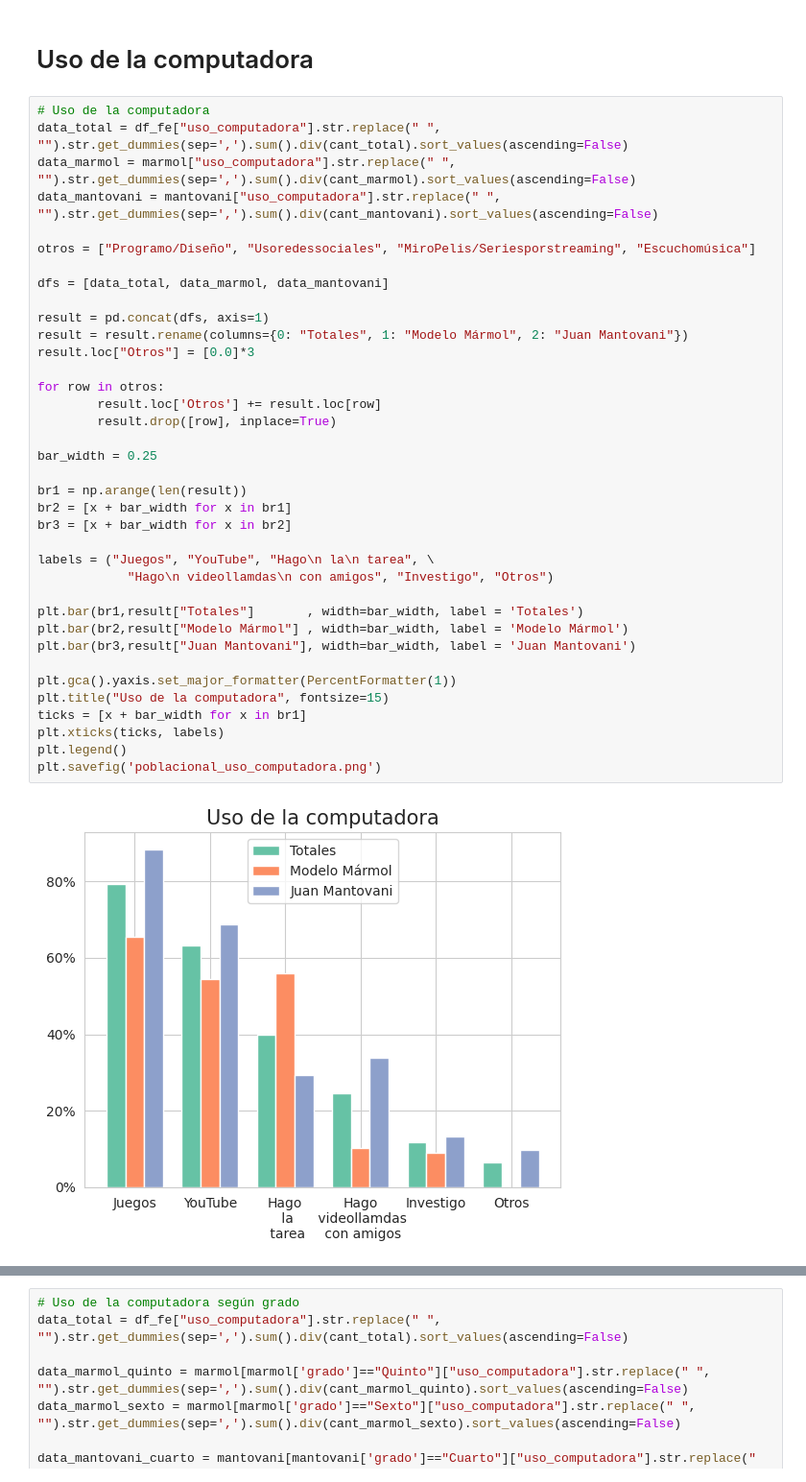
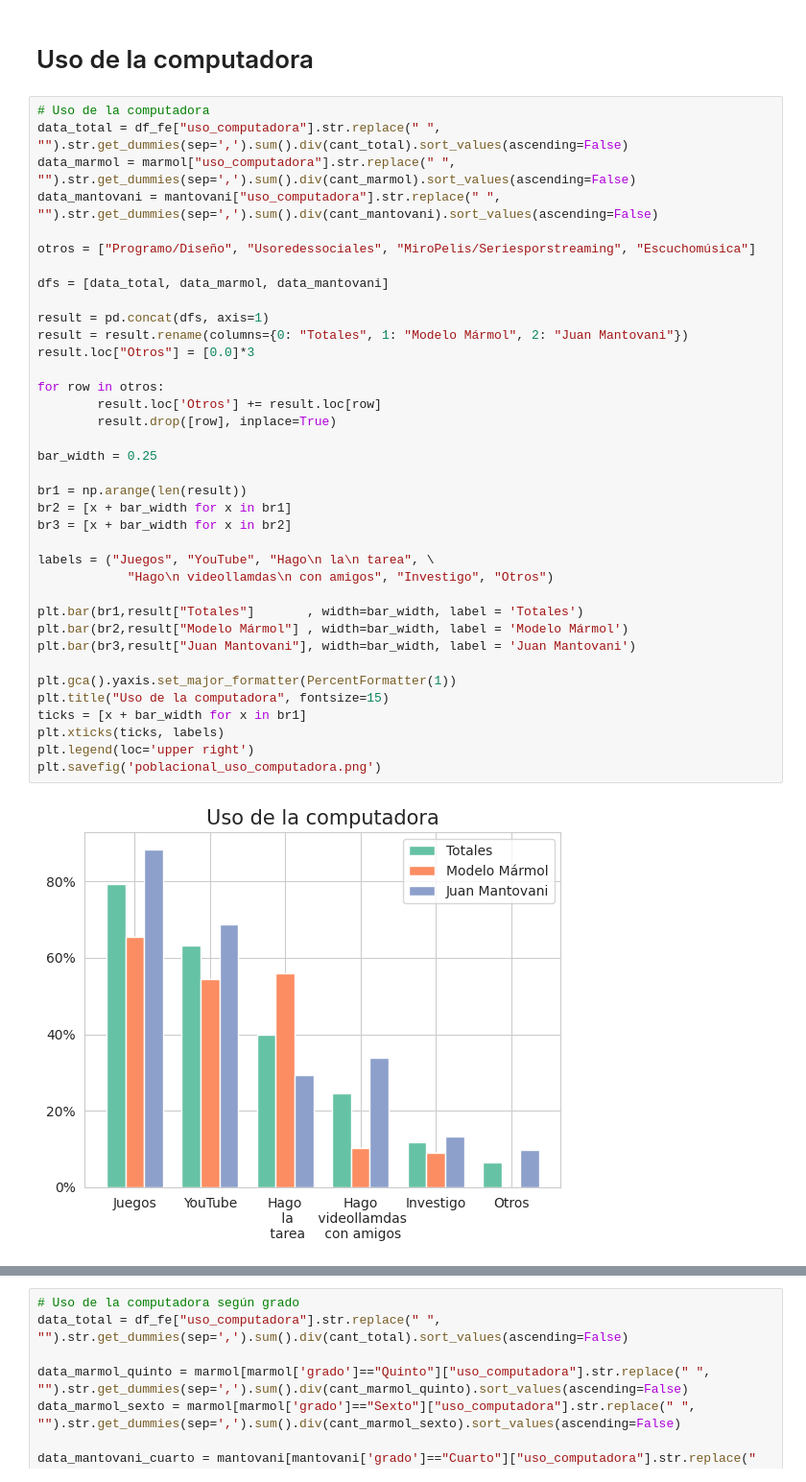
Before and after one commit to fedesassone/tesis, a Jupyter notebook: notebooks/Poblacional.ipynb, the cells around one changed output, grey strips where cells are left out. Shown at 96% size. Cells and saved outputs as stored; diff of their text form.

```diff
--- a/notebooks/Poblacional.ipynb
+++ b/notebooks/Poblacional.ipynb
@@ -396,35 +396,35 @@ otros = ["Programo/Diseño", "Usoredessociales", "MiroPelis/Seriesporstreaming",
 
 dfs = [data_total, data_marmol, data_mantovani]
 
 result = pd.concat(dfs, axis=1)
 result = result.rename(columns={0: "Totales", 1: "Modelo Mármol", 2: "Juan Mantovani"})
 result.loc["Otros"] = [0.0]*3
 
 for row in otros:
         result.loc['Otros'] += result.loc[row]
         result.drop([row], inplace=True)
 
 bar_width = 0.25
 
 br1 = np.arange(len(result))
 br2 = [x + bar_width for x in br1]
 br3 = [x + bar_width for x in br2]
 
 labels = ("Juegos", "YouTube", "Hago\n la\n tarea", \
             "Hago\n videollamdas\n con amigos", "Investigo", "Otros")
 
 plt.bar(br1,result["Totales"]       , width=bar_width, label = 'Totales')
 plt.bar(br2,result["Modelo Mármol"] , width=bar_width, label = 'Modelo Mármol')
 plt.bar(br3,result["Juan Mantovani"], width=bar_width, label = 'Juan Mantovani')
 
 plt.gca().yaxis.set_major_formatter(PercentFormatter(1))
 plt.title("Uso de la computadora", fontsize=15)
 ticks = [x + bar_width for x in br1]
 plt.xticks(ticks, labels)
-plt.legend()
+plt.legend(loc='upper right')
 plt.savefig('poblacional_uso_computadora.png')
 # %% [output]
-[figure, old version]
+[figure, new version]
 # %% [markdown]
 * Los porcentajes son por totales por colegio.
 * En esta pregunta se permitían seleccionar varias respuestas.
```
Also changed, not shown: parts of 1 cell of this notebook, 1 other file.
